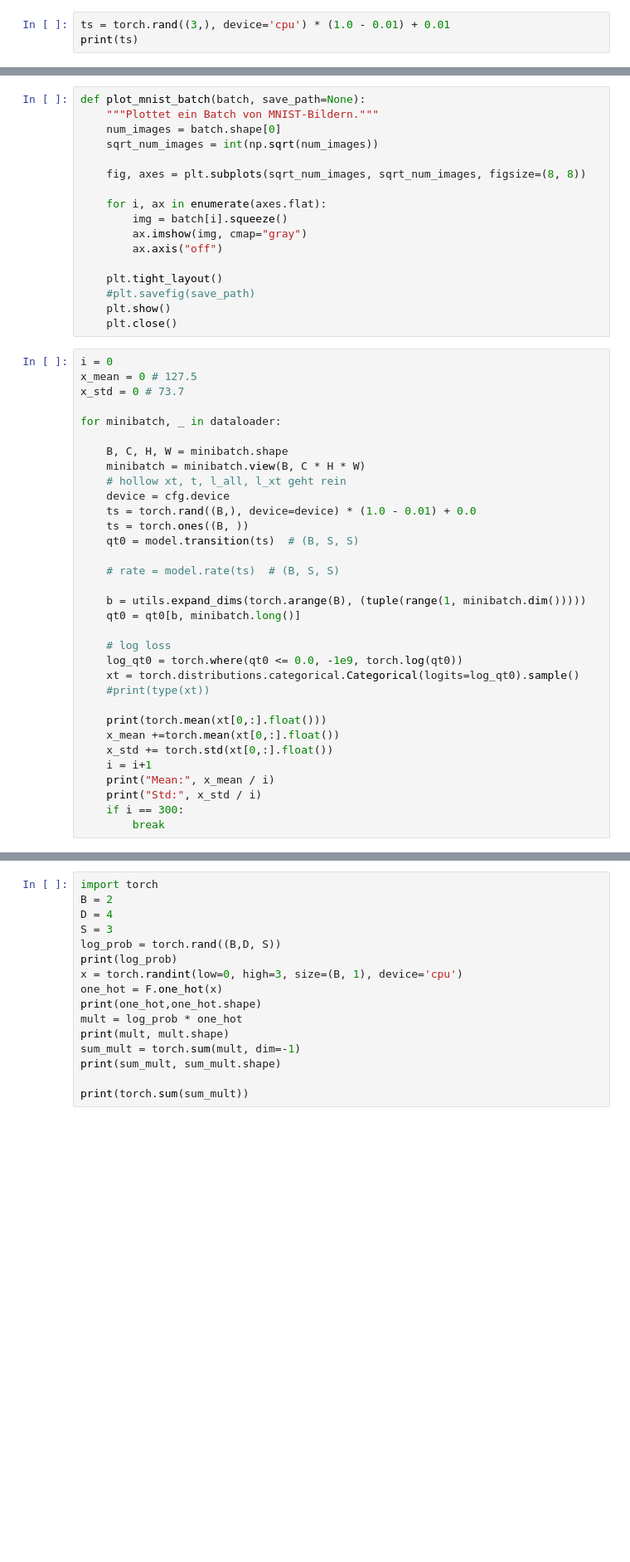
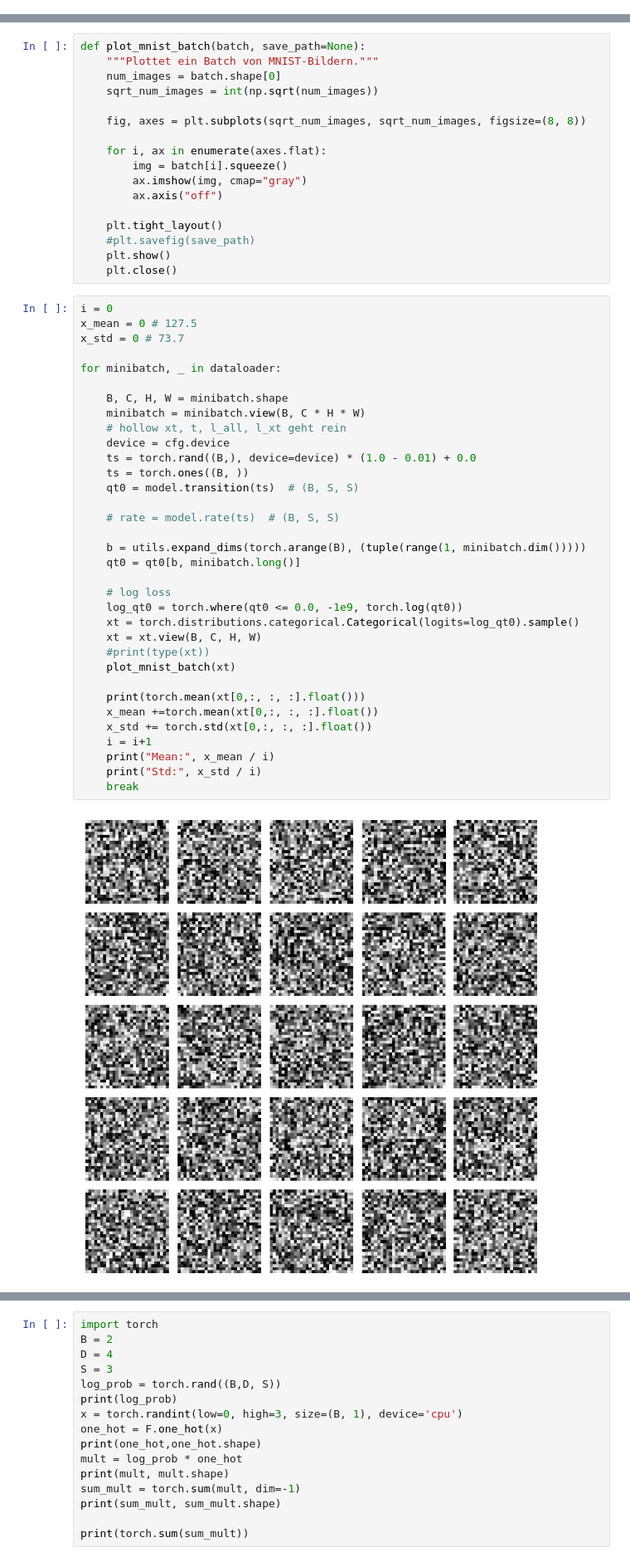
Before and after one commit to paulffm/Continuous-Time-Diffusion-Models-for-Discrete-Data, a Jupyter notebook: ContTimeDiscreteSpace/TAUnSDDM/nb_workaround.ipynb, the cells around one changed output, grey strips where cells are left out. Shown: that part at 83% size. Cells and saved outputs as stored; diff of their text form; blank space fills up the shorter version.

```diff
--- a/ContTimeDiscreteSpace/TAUnSDDM/nb_workaround.ipynb
+++ b/ContTimeDiscreteSpace/TAUnSDDM/nb_workaround.ipynb
@@ -30,6 +30,3 @@ for the x ̃ to x transition to occur.
 """
 # %% [output]
 '\nNow, when we minimize LCT, we are sampling (x, x ̃) from the forward process and then maximizing the assigned model probability for \n\nthe pairing in the reverse direction, just as in LDT. The sli ...
-# %%
-ts = torch.rand((3,), device='cpu') * (1.0 - 0.01) + 0.01
-print(ts)
@@ -69,34 +61,36 @@ def plot_mnist_batch(batch, save_path=None):
 # %%
 i = 0
 x_mean = 0 # 127.5
 x_std = 0 # 73.7
 
 for minibatch, _ in dataloader:
 
     B, C, H, W = minibatch.shape
     minibatch = minibatch.view(B, C * H * W)
     # hollow xt, t, l_all, l_xt geht rein
     device = cfg.device
     ts = torch.rand((B,), device=device) * (1.0 - 0.01) + 0.0
     ts = torch.ones((B, ))
     qt0 = model.transition(ts)  # (B, S, S)
 
     # rate = model.rate(ts)  # (B, S, S)
 
     b = utils.expand_dims(torch.arange(B), (tuple(range(1, minibatch.dim()))))
     qt0 = qt0[b, minibatch.long()]
 
     # log loss
     log_qt0 = torch.where(qt0 <= 0.0, -1e9, torch.log(qt0))
     xt = torch.distributions.categorical.Categorical(logits=log_qt0).sample()
+    xt = xt.view(B, C, H, W)
     #print(type(xt))
+    plot_mnist_batch(xt)
 
-    print(torch.mean(xt[0,:].float()))
-    x_mean +=torch.mean(xt[0,:].float())
-    x_std += torch.std(xt[0,:].float())
+    print(torch.mean(xt[0,:, :, :].float()))
+    x_mean +=torch.mean(xt[0,:, :, :].float())
+    x_std += torch.std(xt[0,:, :, :].float())
     i = i+1
     print("Mean:", x_mean / i)
     print("Std:", x_std / i)
-    if i == 300:
-        break
+    break
 # %% [output]
+[figure, added]
```
Also changed, not shown: parts of 4 cells of this notebook, 7 other files.
